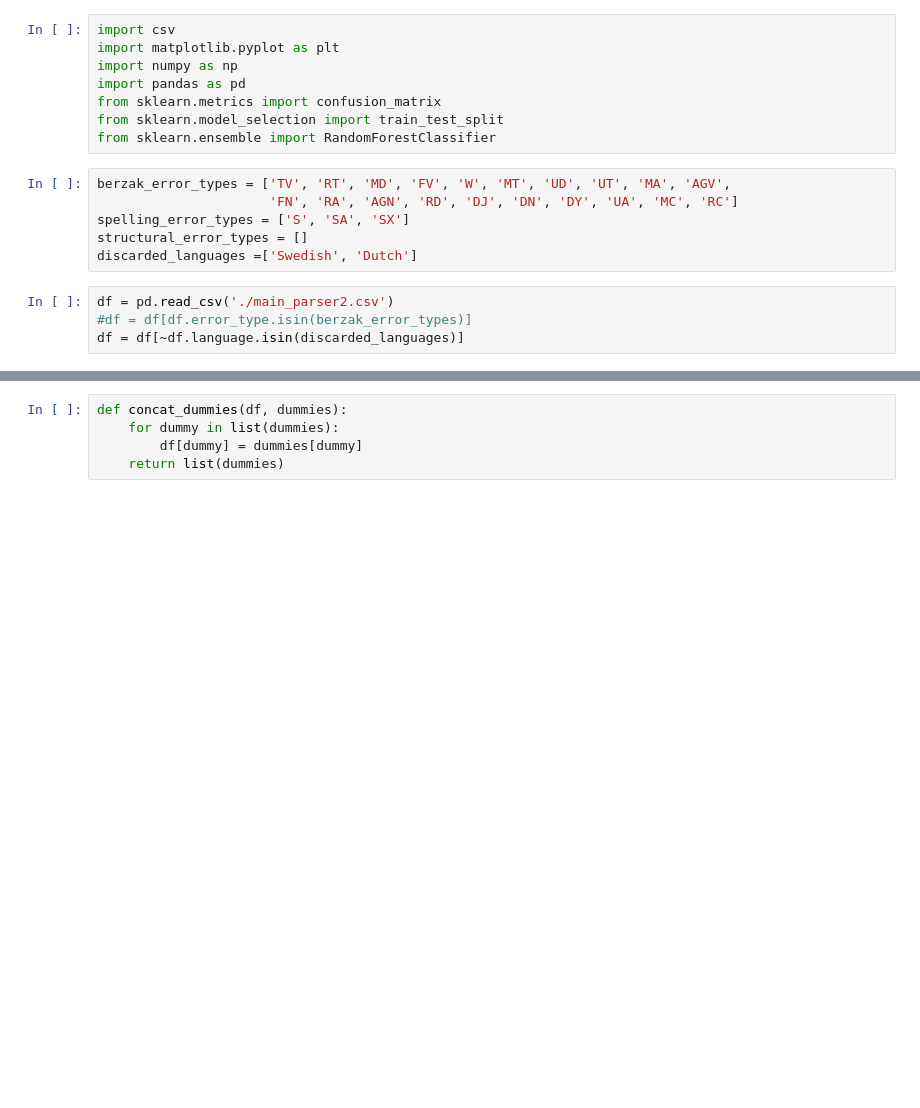
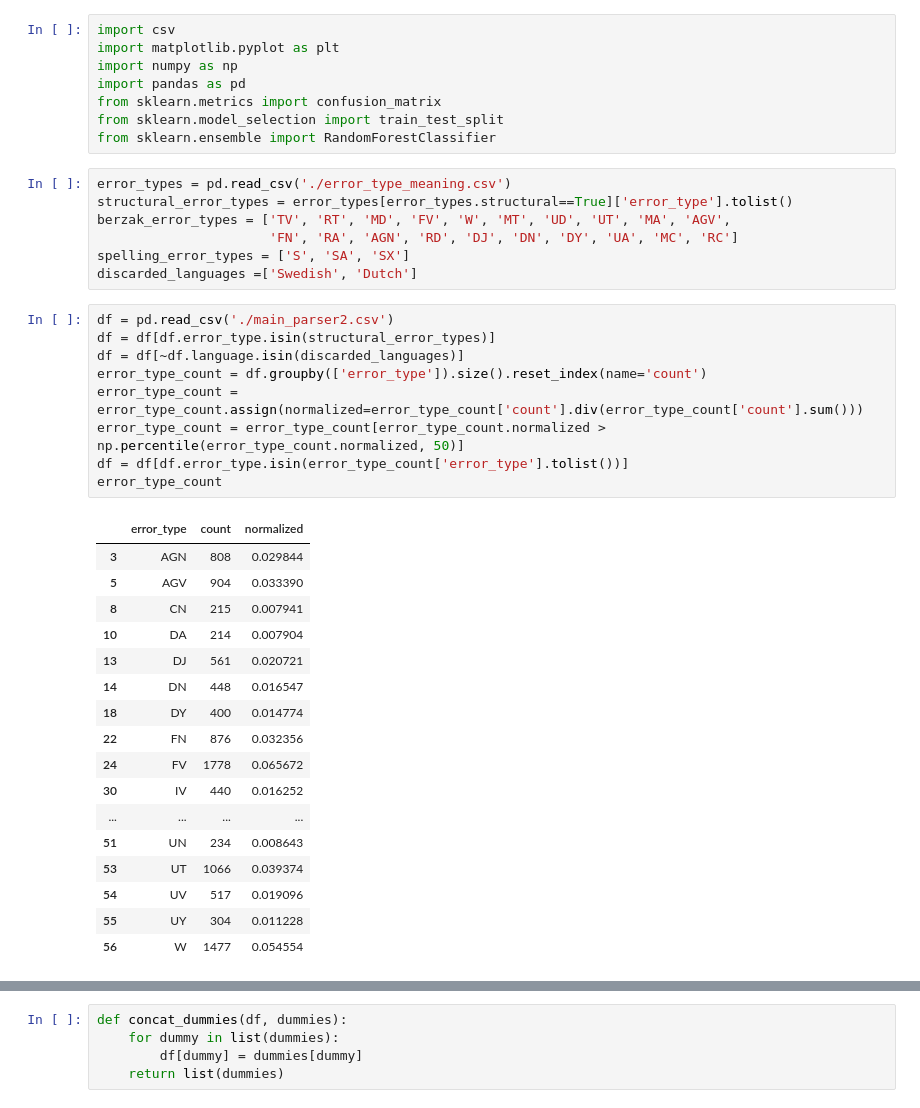
Before and after one commit to leticiawanderley/cmput664, a Jupyter notebook: Error type classification - Random Forest.ipynb, the cells around one changed output, grey strips where cells are left out. Saved outputs shown, nothing was run; the diff lists cells and outputs as text; blank space fills up the shorter version.

```diff
--- a/Error type classification - Random Forest.ipynb
+++ b/Error type classification - Random Forest.ipynb
@@ -7,12 +7,36 @@ from sklearn.metrics import confusion_matrix
 from sklearn.model_selection import train_test_split
 from sklearn.ensemble import RandomForestClassifier
 # %%
+error_types = pd.read_csv('./error_type_meaning.csv')
+structural_error_types = error_types[error_types.structural==True]['error_type'].tolist()
 berzak_error_types = ['TV', 'RT', 'MD', 'FV', 'W', 'MT', 'UD', 'UT', 'MA', 'AGV',
                       'FN', 'RA', 'AGN', 'RD', 'DJ', 'DN', 'DY', 'UA', 'MC', 'RC']
 spelling_error_types = ['S', 'SA', 'SX']
-structural_error_types = []
 discarded_languages =['Swedish', 'Dutch']
 # %%
 df = pd.read_csv('./main_parser2.csv')
-#df = df[df.error_type.isin(berzak_error_types)]
+df = df[df.error_type.isin(structural_error_types)]
 df = df[~df.language.isin(discarded_languages)]
+error_type_count = df.groupby(['error_type']).size().reset_index(name='count')
+error_type_count = error_type_count.assign(normalized=error_type_count['count'].div(error_type_count['count'].sum()))
+error_type_count = error_type_count[error_type_count.normalized > np.percentile(error_type_count.normalized, 50)]
+df = df[df.error_type.isin(error_type_count['error_type'].tolist())]
+error_type_count
+# %% [output]
+|  | error_type | count | normalized |
+| 3 | AGN | 808 | 0.029844 |
+| 5 | AGV | 904 | 0.033390 |
+| 8 | CN | 215 | 0.007941 |
+| 10 | DA | 214 | 0.007904 |
+| 13 | DJ | 561 | 0.020721 |
+| 14 | DN | 448 | 0.016547 |
+| 18 | DY | 400 | 0.014774 |
+| 22 | FN | 876 | 0.032356 |
+| 24 | FV | 1778 | 0.065672 |
+| 30 | IV | 440 | 0.016252 |
+| ... | ... | ... | ... |
+| 51 | UN | 234 | 0.008643 |
+| 53 | UT | 1066 | 0.039374 |
+| 54 | UV | 517 | 0.019096 |
+| 55 | UY | 304 | 0.011228 |
+| 56 | W | 1477 | 0.054554 |
```
Also changed, not shown: parts of 5 cells of this notebook, 2 other files.
